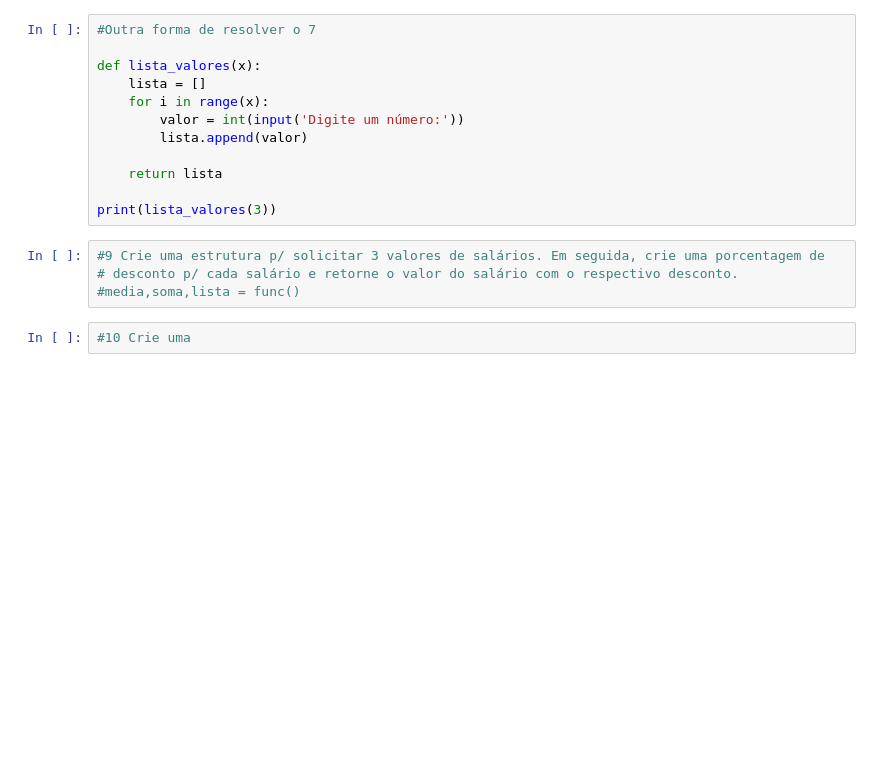
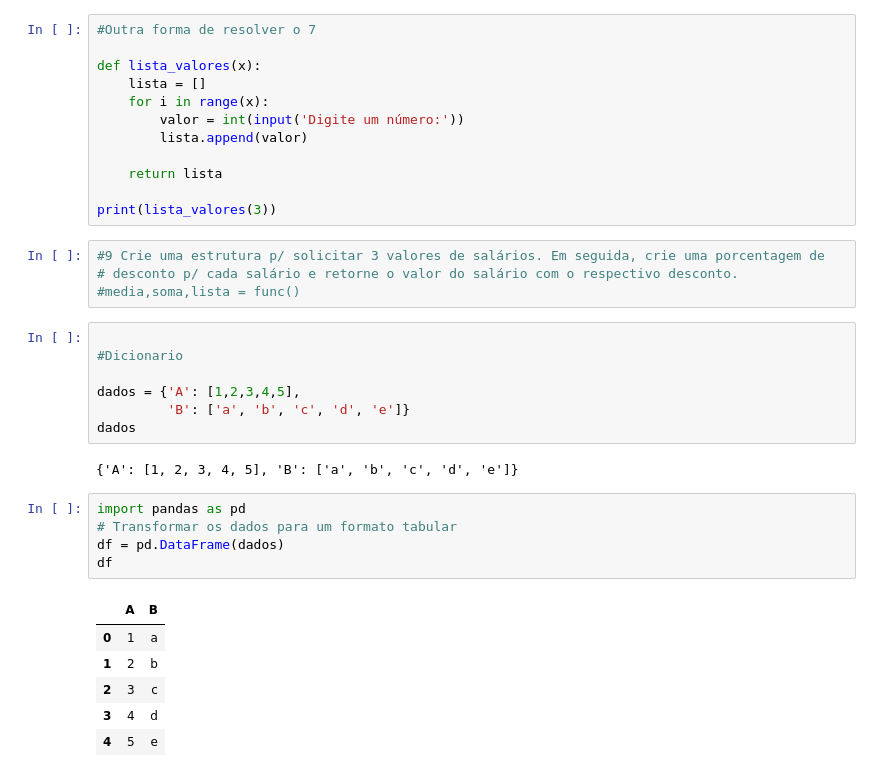
Before and after one commit to diegoc85/Aulas_Python, a Jupyter notebook: Aulas_Python.ipynb, the cells around one changed output. Cells and saved outputs as stored; diff of their text form; blank space fills up the shorter version.

Commit message:
Mais funções e Dataframe

```diff
--- a/Aulas_Python.ipynb
+++ b/Aulas_Python.ipynb
@@ -1209,5 +1209,24 @@ print(lista_valores(3))
 #9 Crie uma estrutura p/ solicitar 3 valores de salários. Em seguida, crie uma porcentagem de
 # desconto p/ cada salário e retorne o valor do salário com o respectivo desconto.
 #media,soma,lista = func()
-# %%
-#10 Crie uma
+# %%
+
+#Dicionario
+
+dados = {'A': [1,2,3,4,5],
+         'B': ['a', 'b', 'c', 'd', 'e']}
+dados
+# %% [output]
+{'A': [1, 2, 3, 4, 5], 'B': ['a', 'b', 'c', 'd', 'e']}
+# %%
+import pandas as pd
+# Transformar os dados para um formato tabular
+df = pd.DataFrame(dados)
+df
+# %% [output]
+|  | A | B |
+| 0 | 1 | a |
+| 1 | 2 | b |
+| 2 | 3 | c |
+| 3 | 4 | d |
+| 4 | 5 | e |
```
Also changed, not shown: parts of 7 cells of this notebook.
